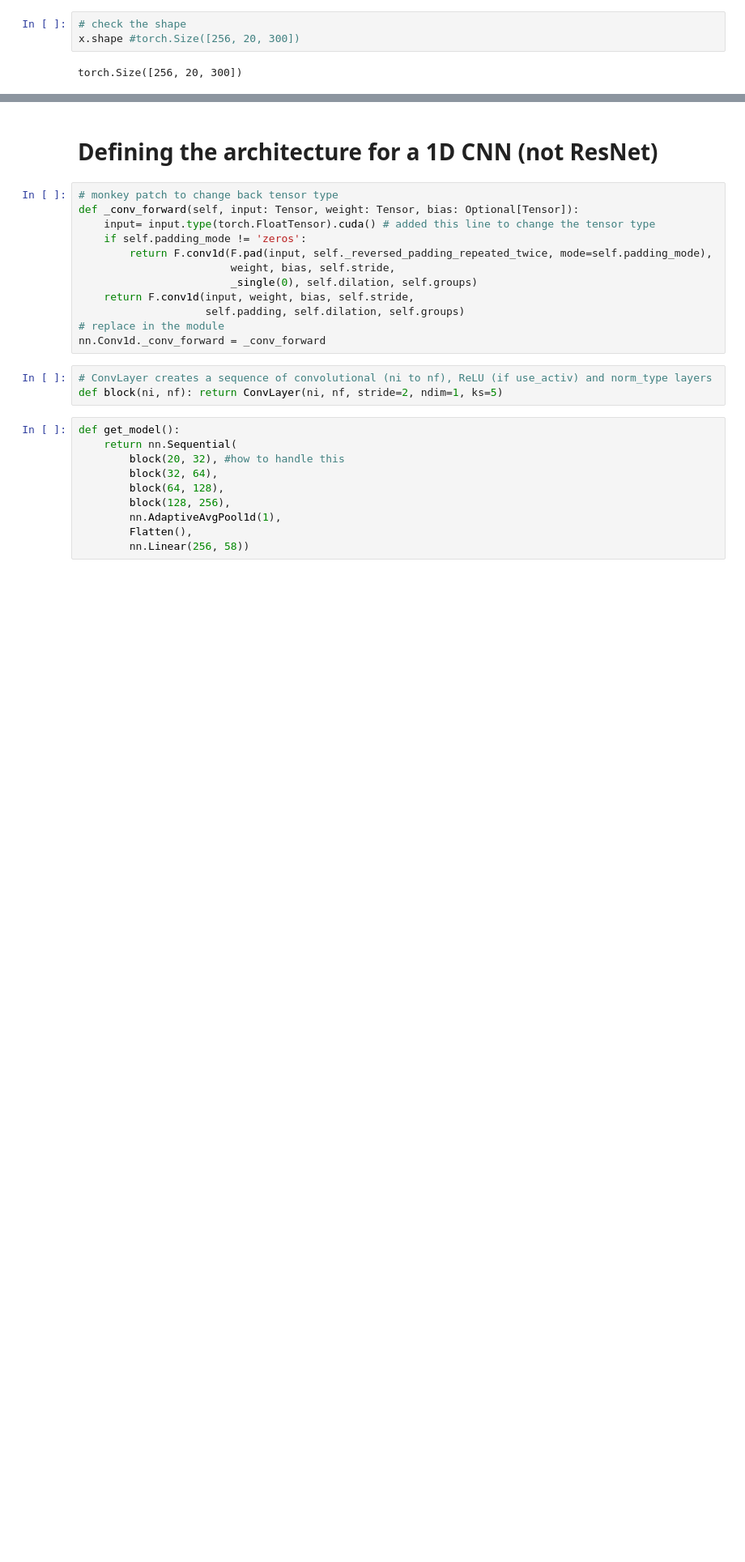
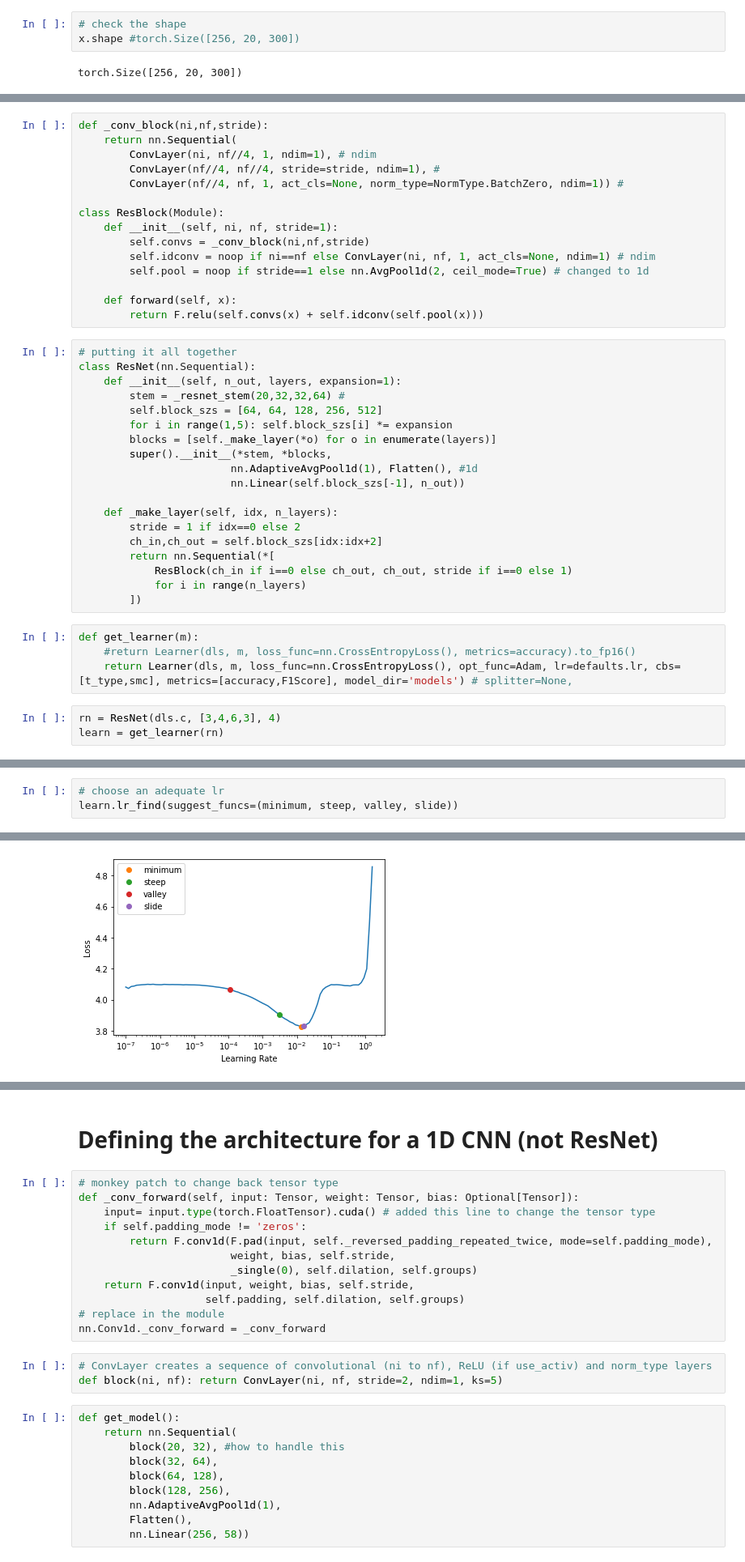
Before and after one commit to lphohmann/BINP37_DL_protein_classification, a Jupyter notebook: 1D_ResNet.ipynb, the cells around one changed output, grey strips where cells are left out. Shown: that part at 81% size. Saved outputs shown, nothing was run; the diff lists cells and outputs as text; blank space fills up the shorter version.

Commit message:
Updates to the Leaner functions (callbacks) and adaptation of the resnet architecture to 1D

```diff
--- a/1D_ResNet.ipynb
+++ b/1D_ResNet.ipynb
@@ -213,0 +185,41 @@ plt.hist(y,bins=dls.c)
+# %%
+def _conv_block(ni,nf,stride):
+    return nn.Sequential(
+        ConvLayer(ni, nf//4, 1, ndim=1), # ndim
+        ConvLayer(nf//4, nf//4, stride=stride, ndim=1), #
+        ConvLayer(nf//4, nf, 1, act_cls=None, norm_type=NormType.BatchZero, ndim=1)) #
+
+class ResBlock(Module):
+    def __init__(self, ni, nf, stride=1):
+        self.convs = _conv_block(ni,nf,stride)
+        self.idconv = noop if ni==nf else ConvLayer(ni, nf, 1, act_cls=None, ndim=1) # ndim
+        self.pool = noop if stride==1 else nn.AvgPool1d(2, ceil_mode=True) # changed to 1d
+
+    def forward(self, x):
+        return F.relu(self.convs(x) + self.idconv(self.pool(x)))
+# %%
+# putting it all together
+class ResNet(nn.Sequential):
+    def __init__(self, n_out, layers, expansion=1):
+        stem = _resnet_stem(20,32,32,64) #
+        self.block_szs = [64, 64, 128, 256, 512]
+        for i in range(1,5): self.block_szs[i] *= expansion
+        blocks = [self._make_layer(*o) for o in enumerate(layers)]
+        super().__init__(*stem, *blocks,
+                        nn.AdaptiveAvgPool1d(1), Flatten(), #1d
+                        nn.Linear(self.block_szs[-1], n_out))
+
+    def _make_layer(self, idx, n_layers):
+        stride = 1 if idx==0 else 2
+        ch_in,ch_out = self.block_szs[idx:idx+2]
+        return nn.Sequential(*[
+            ResBlock(ch_in if i==0 else ch_out, ch_out, stride if i==0 else 1)
+            for i in range(n_layers)
+        ])
+# %%
+def get_learner(m):
+    #return Learner(dls, m, loss_func=nn.CrossEntropyLoss(), metrics=accuracy).to_fp16()
+    return Learner(dls, m, loss_func=nn.CrossEntropyLoss(), opt_func=Adam, lr=defaults.lr, cbs=[t_type,smc], metrics=[accuracy,F1Score], model_dir='models') # splitter=None,
+# %%
+rn = ResNet(dls.c, [3,4,6,3], 4)
+learn = get_learner(rn)
@@ -213,0 +230,4 @@ plt.hist(y,bins=dls.c)
+# %%
+# choose an adequate lr
+learn.lr_find(suggest_funcs=(minimum, steep, valley, slide))
+# %% [output]
@@ -213,0 +236 @@ plt.hist(y,bins=dls.c)
+[figure, added]
```
Also changed, not shown: parts of 43 cells of this notebook.
